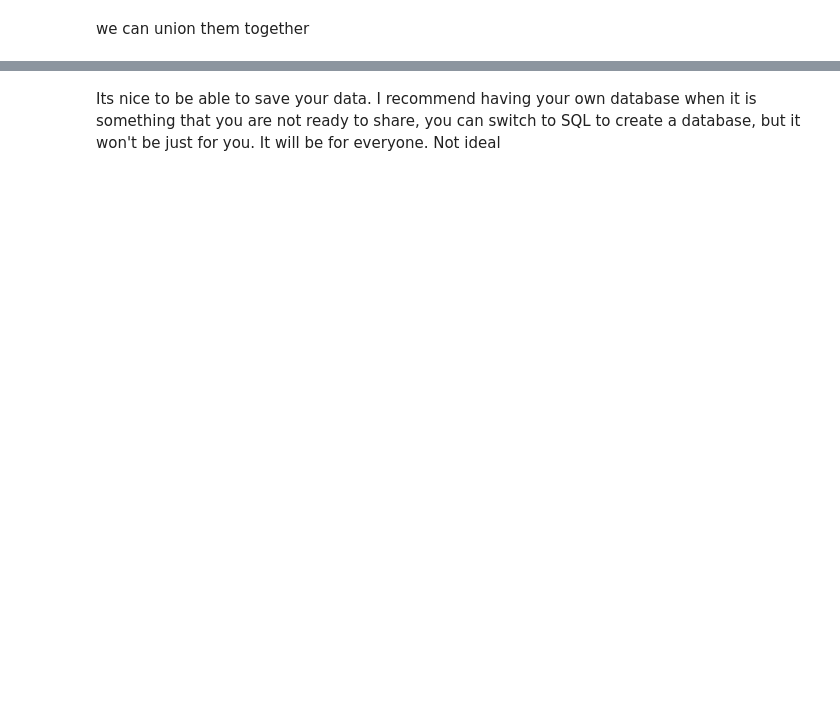
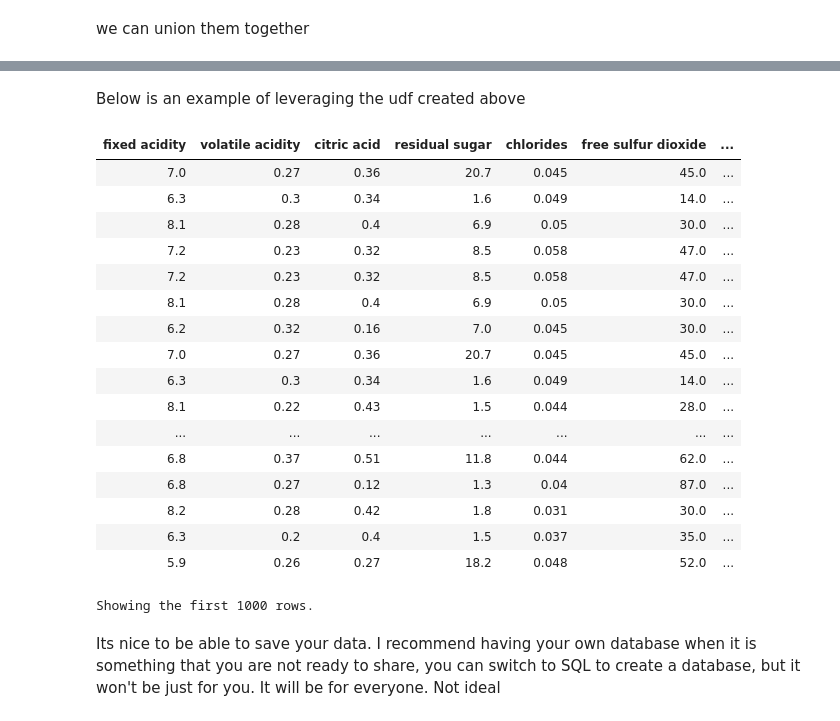
Before and after one commit to arudraMS/AMLHackADBMLFlow, a Jupyter notebook: Notebooks/FullExperiment.ipynb, the cells around one changed output, grey strips where cells are left out. Cells and saved outputs as stored; diff of their text form; code cells hidden in the pictures; blank space fills up the shorter version.

```diff
--- a/Notebooks/FullExperiment.ipynb
+++ b/Notebooks/FullExperiment.ipynb
@@ -199,0 +244,14 @@ print((df_all.count(), (len(df_all.columns))))
+# %%
+from pyspark.sql.types import DoubleType
+def squared(s):
+  return s * s
+
+udf_squared = udf(squared, DoubleType())
+
+@udf("double")
+def udf_squared2(s):
+  return s* s
+
+@udf("string")
+def udf_str(s):
+  return "hello " + str(s)
@@ -200,3 +260,27 @@ print((df_all.count(), (len(df_all.columns))))
+# %% [markdown]
+Below is an example of leveraging the udf created above
+# %%
+df_temp = df_all.withColumn("new_col", udf_squared('alcohol')).withColumn("new_col2", udf_squared2('alcohol')).withColumn('new_col3', udf_str('quality'))
+display(df_temp)
+# %% [output]
+| fixed acidity | volatile acidity | citric acid | residual sugar | chlorides | free sulfur dioxide | ... |
+| 7.0 | 0.27 | 0.36 | 20.7 | 0.045 | 45.0 | ... |
+| 6.3 | 0.3 | 0.34 | 1.6 | 0.049 | 14.0 | ... |
+| 8.1 | 0.28 | 0.4 | 6.9 | 0.05 | 30.0 | ... |
+| 7.2 | 0.23 | 0.32 | 8.5 | 0.058 | 47.0 | ... |
+| 7.2 | 0.23 | 0.32 | 8.5 | 0.058 | 47.0 | ... |
+| 8.1 | 0.28 | 0.4 | 6.9 | 0.05 | 30.0 | ... |
+| 6.2 | 0.32 | 0.16 | 7.0 | 0.045 | 30.0 | ... |
+| 7.0 | 0.27 | 0.36 | 20.7 | 0.045 | 45.0 | ... |
+| 6.3 | 0.3 | 0.34 | 1.6 | 0.049 | 14.0 | ... |
+| 8.1 | 0.22 | 0.43 | 1.5 | 0.044 | 28.0 | ... |
+| ... | ... | ... | ... | ... | ... | ... |
+| 6.8 | 0.37 | 0.51 | 11.8 | 0.044 | 62.0 | ... |
+| 6.8 | 0.27 | 0.12 | 1.3 | 0.04 | 87.0 | ... |
+| 8.2 | 0.28 | 0.42 | 1.8 | 0.031 | 30.0 | ... |
+| 6.3 | 0.2 | 0.4 | 1.5 | 0.037 | 35.0 | ... |
+| 5.9 | 0.26 | 0.27 | 18.2 | 0.048 | 52.0 | ... |
+Showing the first 1000 rows.
 # %% [markdown]
 Its nice to be able to save your data.  I recommend having your own database when it is something that you are not ready to share, you can switch to SQL to create a database, but it won't be just for you.  It will be for everyone.  Not ideal
 # %%
```
Also changed, not shown: parts of 15 cells of this notebook.
